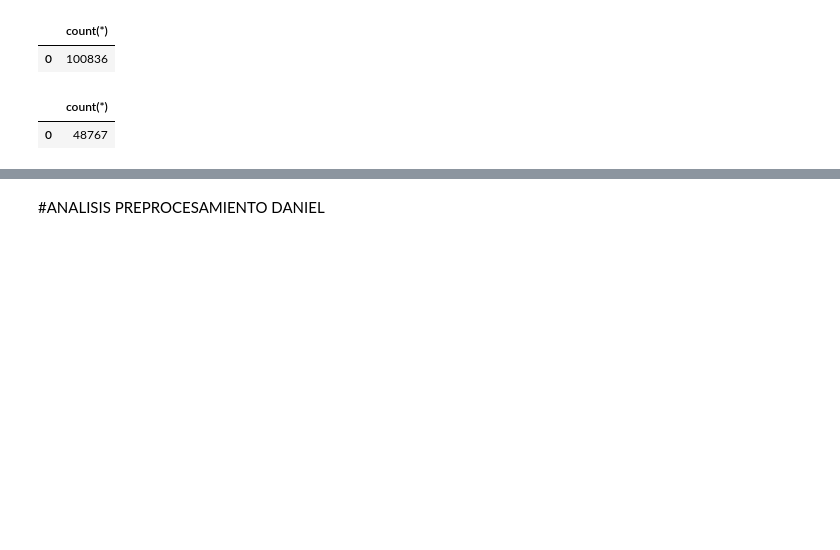
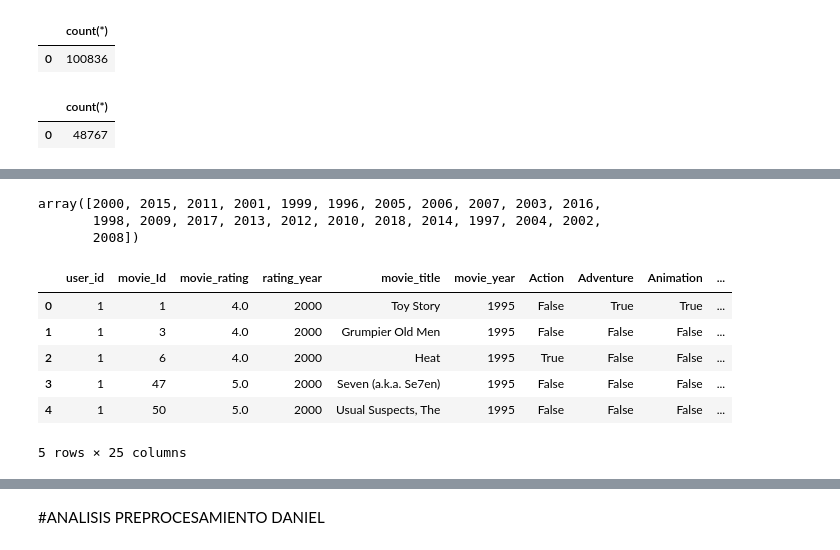
Before and after one commit to DanielMerkdo/ensayo, a Jupyter notebook: b_exploracion_limpieza.ipynb, the cells around one changed output, grey strips where cells are left out. Drawn from its saved outputs; the diff is of its cells as text; code cells hidden in the pictures; blank space fills up the shorter version.

```diff
--- a/b_exploracion_limpieza.ipynb
+++ b/b_exploracion_limpieza.ipynb
@@ -717,0 +836,27 @@ print(unique_years)
+# %%
+#obtener valores unicos del año extraido para verificar
+df_ratings['rating_year'].unique()
+# %% [output]
+array([2000, 2015, 2011, 2001, 1999, 1996, 2005, 2006, 2007, 2003, 2016,
+       1998, 2009, 2017, 2013, 2012, 2010, 2018, 2014, 1997, 2004, 2002,
+       2008])
+# %%
+# Borrar la columna rating_time
+df_ratings = df_ratings.drop(columns=['rating_time'])
+
+
+# Mover rating_year a la cuarta posición usando reindex
+cols = list(df_ratings.columns)  # Convertir las columnas a lista
+cols.insert(3, cols.pop(cols.index('rating_year')))  # Mover 'rating_year' a la cuarta posición
+df_ratings = df_ratings[cols]  # Reorganizar las columnas
+
+#verificar el resultado
+df_ratings.head()
+# %% [output]
+|  | user_id | movie_Id | movie_rating | rating_year | movie_title | movie_year | Action | Adventure | Animation | ... |
+| 0 | 1 | 1 | 4.0 | 2000 | Toy Story | 1995 | False | True | True | ... |
+| 1 | 1 | 3 | 4.0 | 2000 | Grumpier Old Men | 1995 | False | False | False | ... |
+| 2 | 1 | 6 | 4.0 | 2000 | Heat | 1995 | True | False | False | ... |
+| 3 | 1 | 47 | 5.0 | 2000 | Seven (a.k.a. Se7en) | 1995 | False | False | False | ... |
+| 4 | 1 | 50 | 5.0 | 2000 | Usual Suspects, The | 1995 | False | False | False | ... |
+5 rows × 25 columns
```
Also changed, not shown: parts of 35 cells of this notebook, 1 other file.
